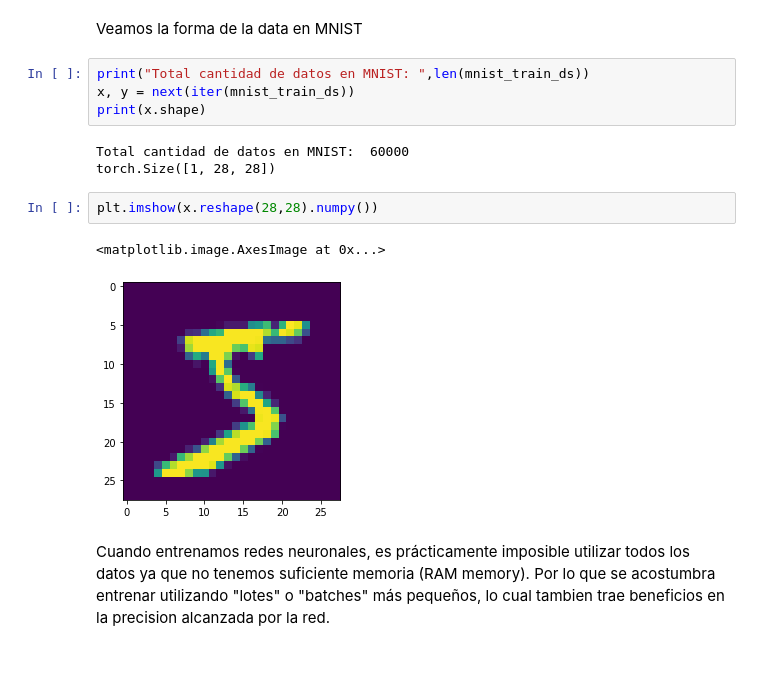
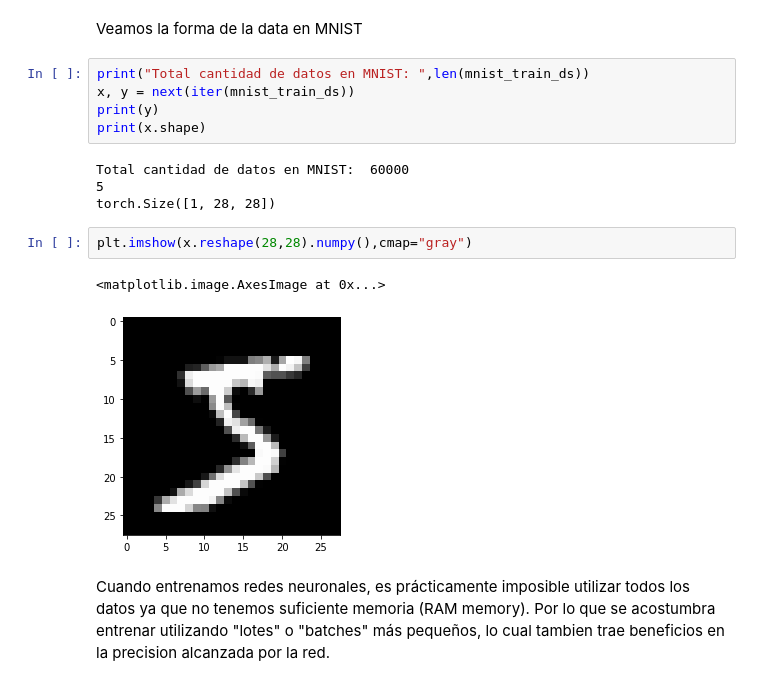
Before and after one commit to elvin-mark/CursoVeranoML, a Jupyter notebook: notebooks/Clase1.ipynb, the cells around one changed output. Saved outputs shown, nothing was run; the diff lists cells and outputs as text.

```diff
--- a/notebooks/Clase1.ipynb
+++ b/notebooks/Clase1.ipynb
@@ -207,15 +209,17 @@ Veamos la forma de la data en MNIST
 # %%
 print("Total cantidad de datos en MNIST: ",len(mnist_train_ds))
 x, y = next(iter(mnist_train_ds))
+print(y)
 print(x.shape)
 # %% [output]
 Total cantidad de datos en MNIST:  60000
+5
 torch.Size([1, 28, 28])
 # %%
-plt.imshow(x.reshape(28,28).numpy())
+plt.imshow(x.reshape(28,28).numpy(),cmap="gray")
 # %% [output]
 <matplotlib.image.AxesImage at 0x...>
-[figure, old version]
+[figure, new version]
 # %% [markdown]
 Cuando entrenamos redes neuronales, es prácticamente imposible utilizar todos los datos ya que no tenemos suficiente memoria (RAM memory). Por lo que se acostumbra entrenar utilizando "lotes" o "batches" más pequeños, lo cual tambien trae beneficios en la precision alcanzada por la red.
 # %%
```
Also changed, not shown: parts of 9 cells of this notebook, 1 other file.
